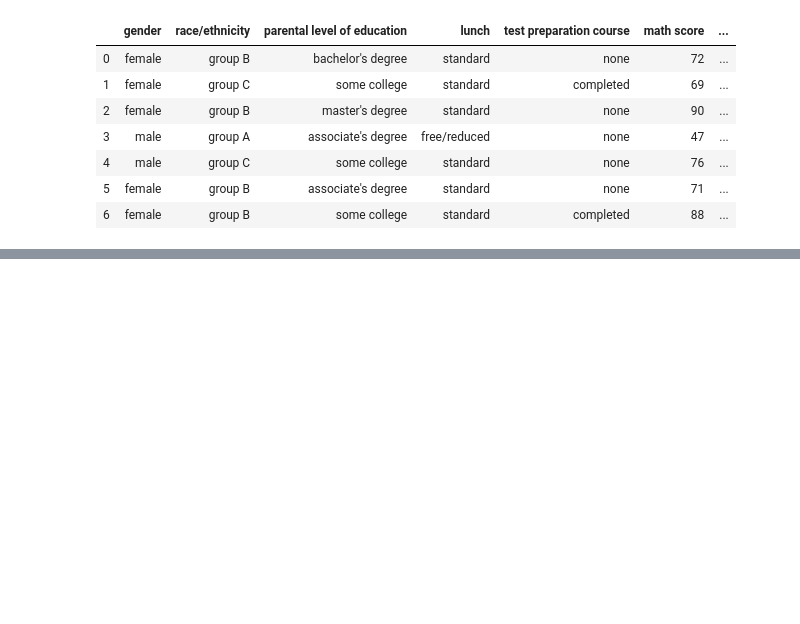
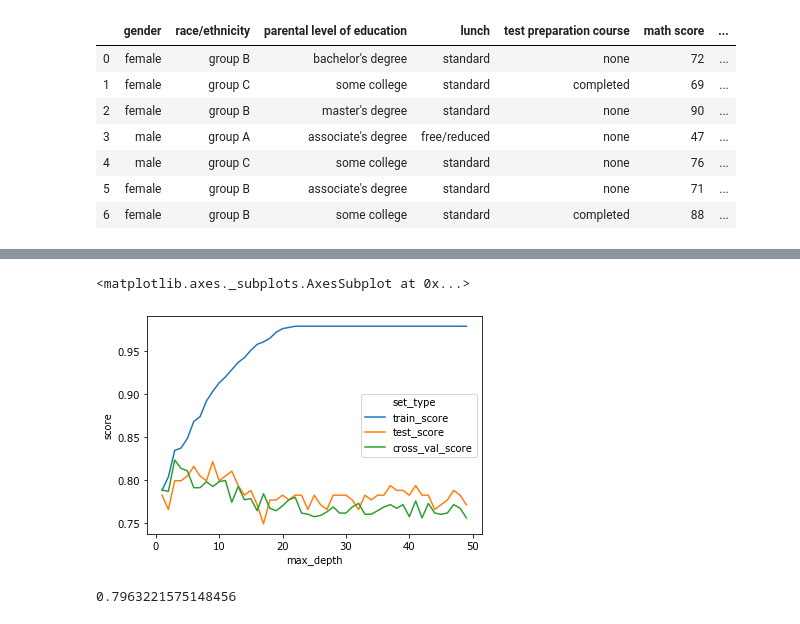
Before and after one commit to nealkafree/python, a Jupyter notebook: DataScienceCourse/examplesnote.ipynb, the cells around one changed output, grey strips where cells are left out. Cells and saved outputs as stored; diff of their text form; code cells hidden in the pictures; blank space fills up the shorter version.

```diff
--- a/DataScienceCourse/examplesnote.ipynb
+++ b/DataScienceCourse/examplesnote.ipynb
@@ -229,0 +153,12 @@ mean_session_value_data = mean_session_value_data.rename(columns={'session_value
+# %%
+from sklearn.model_selection import cross_val_score
+max_depth_values = range(1, 50)
+scores_data = pd.DataFrame()
+for max_depth in max_depth_values:
+    clf = tree.DecisionTreeClassifier(criterion='entropy', max_depth=max_depth)
+    clf.fit(X_train, y_train)
+    temp = pd.DataFrame({'max_depth': [max_depth], 'train_score': \
+    [clf.score(X_train, y_train)], 'test_score': [clf.score(X_test, y_test)],
+                         'cross_val_score': [cross_val_score(clf, X_train, y_train, cv=5).mean()]})
+    scores_data = scores_data.append(temp)
+scores_data.head()
@@ -229,0 +172,4 @@ mean_session_value_data = mean_session_value_data.rename(columns={'session_value
+# %%
+scores_data_melted = pd.melt(scores_data, id_vars = ['max_depth'], value_vars=['train_score', 'test_score', 'cross_val_score'],
+                             var_name='set_type', value_name='score')
+scores_data_melted.head()
@@ -229,0 +183,10 @@ mean_session_value_data = mean_session_value_data.rename(columns={'session_value
+# %%
+sns.lineplot(data=scores_data_melted, x='max_depth', y='score', hue='set_type')
+# %% [output]
+<matplotlib.axes._subplots.AxesSubplot at 0x...>
+[figure, added]
+# %%
+clf = tree.DecisionTreeClassifier(criterion='entropy', max_depth=8)
+cross_val_score(clf, X_train, y_train, cv=5).mean()
+# %% [output]
+0.7963221575148456
```
Also changed, not shown: parts of 44 cells of this notebook, 1 other file.
